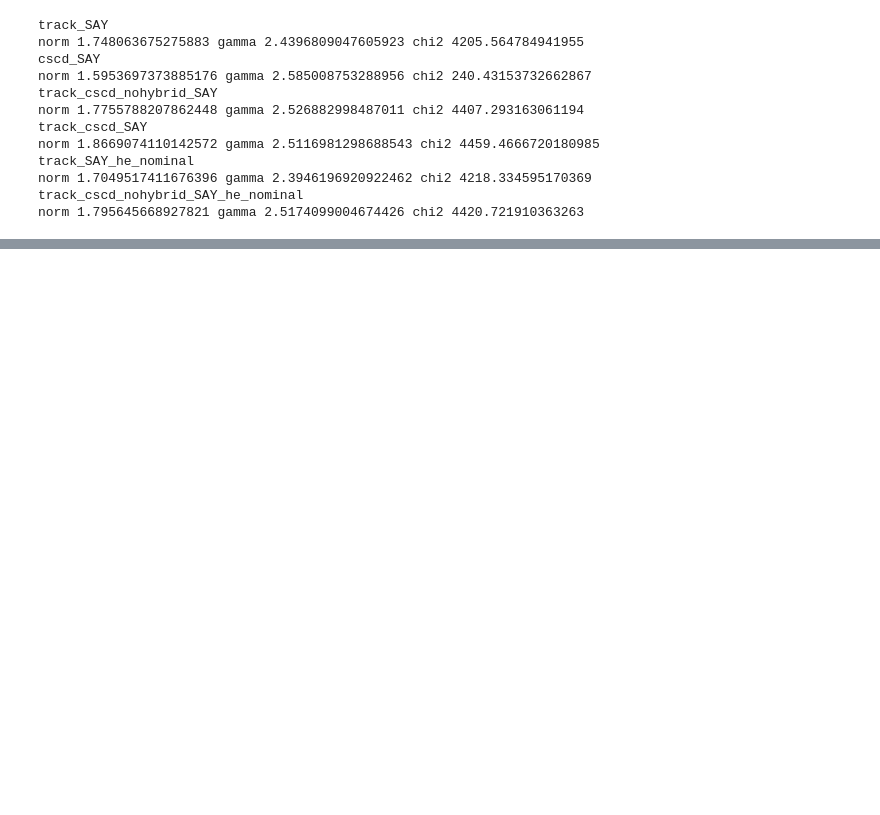
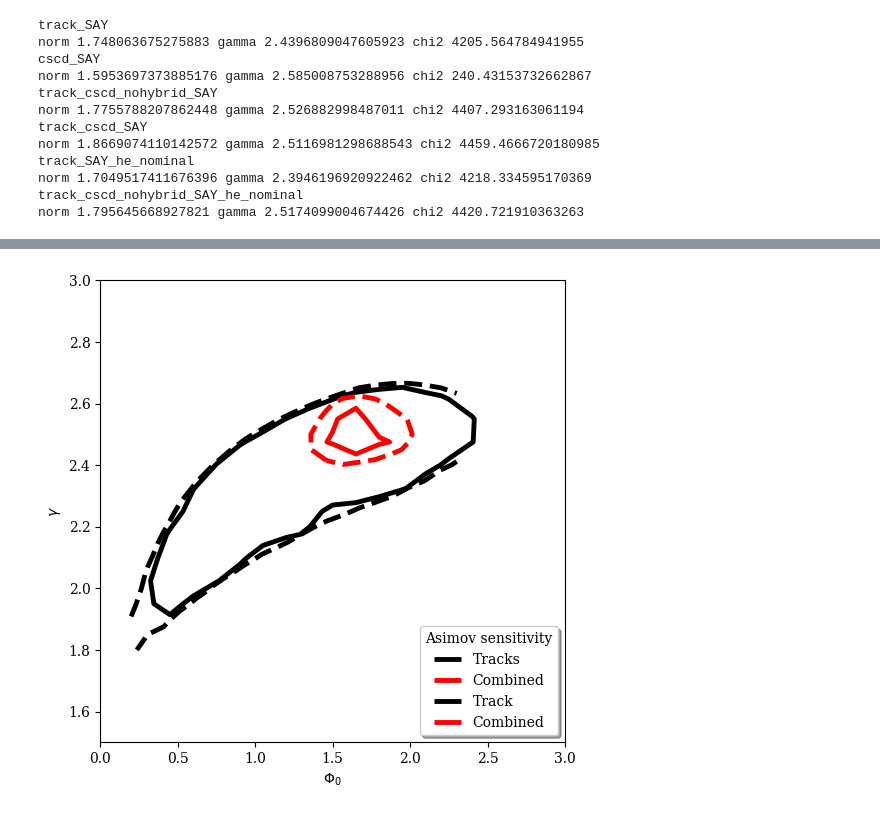
Before and after one commit to tjuanve/icc-ana, a Jupyter notebook: combined_track_shower/plots/best_fit.ipynb, the cells around one changed output, grey strips where cells are left out. Cells and saved outputs as stored; diff of their text form; code cells hidden in the pictures; blank space fills up the shorter version.

Commit message:
more plots

```diff
--- a/combined_track_shower/plots/best_fit.ipynb
+++ b/combined_track_shower/plots/best_fit.ipynb
@@ -93,39 +94,31 @@ ValueError: No objects to concatenate
 # %%
-# levels = [2.3,5.99]  # 50% 1sigma (68%), 5.99 2sigma (95%)
-# levlabels = ["68%", "95%"]
-
-levels = [2.3]  # 50% 1sigma (68%), 5.99 2sigma (95%)
+# compare statistics
+levels = [5.99]  # 50% 2.3 1sigma (68%), 5.99 2sigma (95%)
 levlabels = ["68%"]
 
-
-colors = ["black", "red", "blue", "green"]
-linestyles = ["-","--"]
+colors = ["black", "red", "black", "red"]
+labels = ["Tracks", "Combined", "Track", "Combined"]
+linestyles = ["-","-","--","--"]
 
 fig, (ax) = plt.subplots(1, 1)
 
 ll, lh = [], []
 
-for index, key in enumerate(scan_dict):
+for index, key in enumerate(["track", "track_cscd_nohybrid", "track_morepoints", "track_cscd_nohybrid_morepoints"]):
 
     cntr = ax.contour( x[key], y[key], dllh[key],
-                    levels=levels, colors=colors[index], linewidths=3.5, linestyles = linestyles )
+                    levels=levels, colors=colors[index], linewidths=3.5, linestyles = linestyles[index] )
 
     # set the legend
     h, _ = cntr.legend_elements()
     for i in range(len(h)):
         lh.append(h[i]) # legend elements
-        ll.append(f'{key}') # legend text
-
-for index, key in enumerate(fit_res_dir_dict):
-    norm = pickles[key]["fit-result"][1]["astro_norm"]
-    gamma = pickles[key]["fit-result"][1]["gamma_astro"]
-
-    ax.plot([norm], [gamma], "*", color=colors[index])
+        ll.append(f'{labels[index]}') # legend text
 
 ax.set_xlabel(r"$\Phi_0$")
 ax.set_ylabel(r"$\gamma$")
 
-
-
 l3 = ax.legend(lh,ll,loc = "lower right", title = "Asimov sensitivity",
                 ncols=1,frameon=True,fancybox=True,shadow=True)
+# %% [output]
+[figure, added]
```
Also changed, not shown: parts of 4 cells of this notebook, 4 other files.
